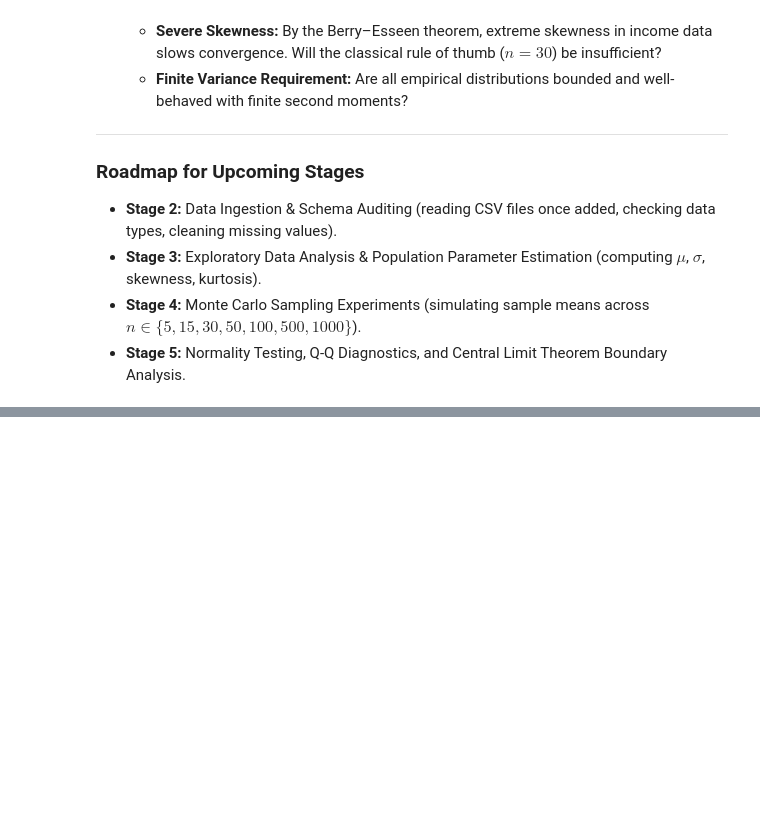
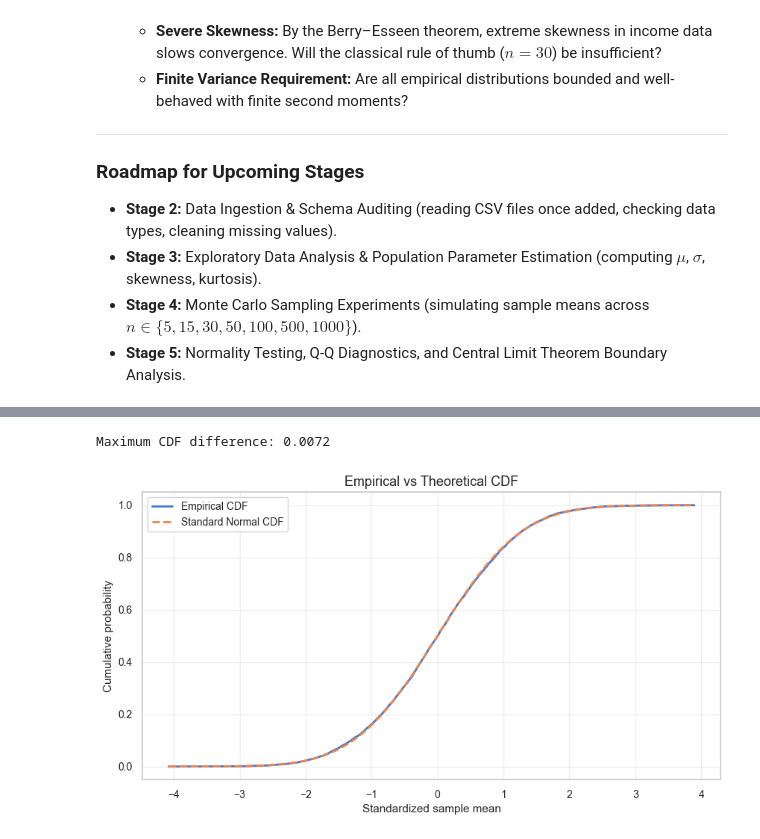
Before and after one commit to Debarghapaulgh/clt-real-world-investigation, a Jupyter notebook: notebooks/01_data_exploration.ipynb, the cells around one changed output, grey strips where cells are left out. Saved outputs shown, nothing was run; the diff lists cells and outputs as text; code cells hidden in the pictures; blank space fills up the shorter version.

```diff
--- a/notebooks/01_data_exploration.ipynb
+++ b/notebooks/01_data_exploration.ipynb
@@ -279,0 +314,43 @@ SD of sample means: 354.88
+# %%
+# Compare empirical and theoretical CDFs
+
+empirical_cdf = np.sort(z_means)
+empirical_prob = np.arange(1, len(z_means) + 1) / len(z_means)
+
+theoretical_prob = stats.norm.cdf(empirical_cdf)
+
+max_difference = np.max(
+    np.abs(empirical_prob - theoretical_prob)
+)
+
+print(f"Maximum CDF difference: {max_difference:.4f}")
+# %% [output]
+Maximum CDF difference: 0.0072
+# %%
+# Plot empirical and theoretical CDFs
+
+plt.figure(figsize=(10, 5))
+
+plt.plot(
+    empirical_cdf,
+    empirical_prob,
+    label="Empirical CDF",
+    linewidth=2
+)
+
+plt.plot(
+    empirical_cdf,
+    theoretical_prob,
+    label="Standard Normal CDF",
+    linewidth=2,
+    linestyle="--"
+)
+
+plt.title("Empirical vs Theoretical CDF")
+plt.xlabel("Standardized sample mean")
+plt.ylabel("Cumulative probability")
+plt.legend()
+plt.grid(alpha=0.3)
+plt.show()
+# %% [output]
+[figure, added]
```
Also changed, not shown: parts of 39 cells of this notebook.
